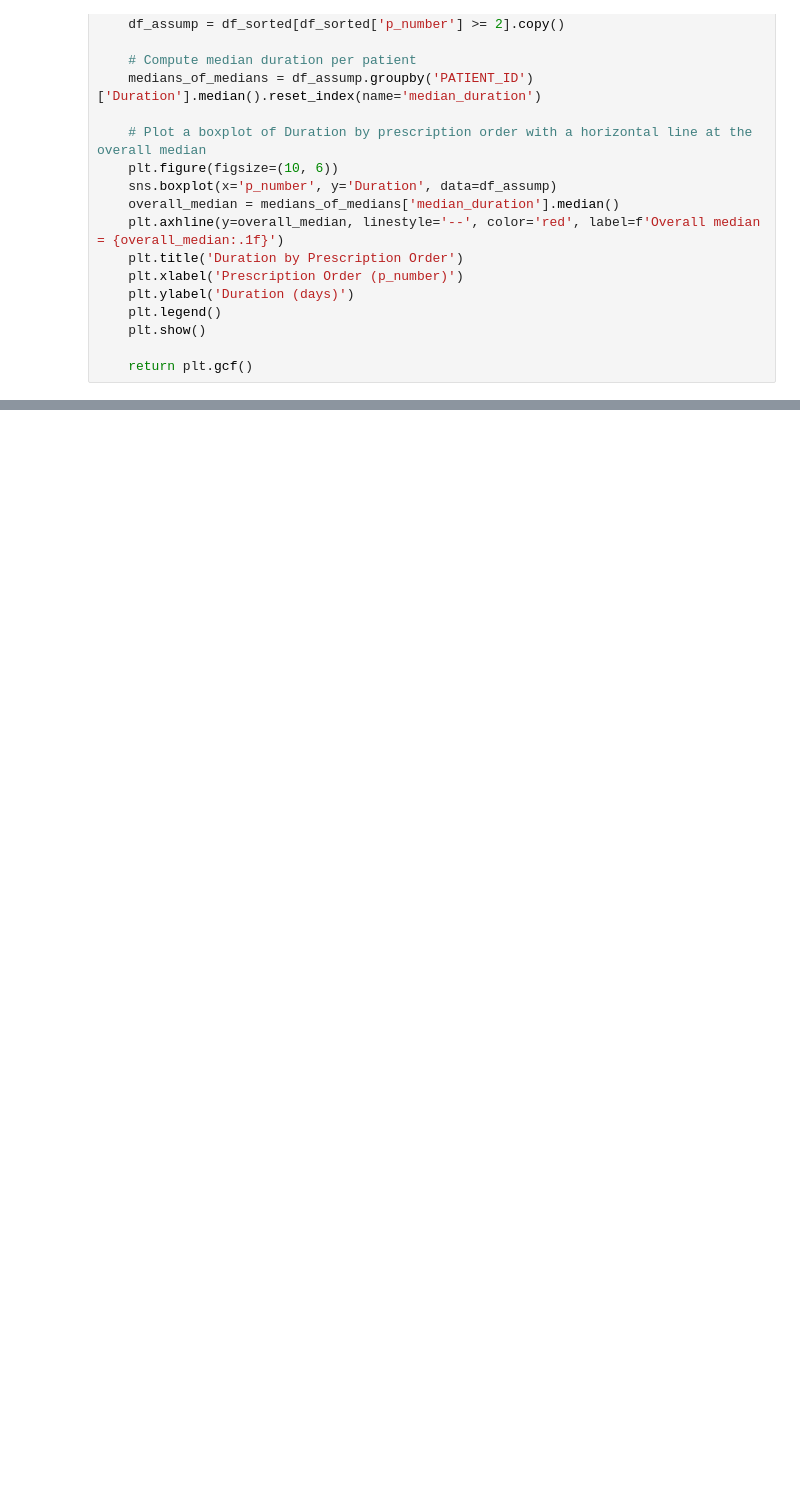
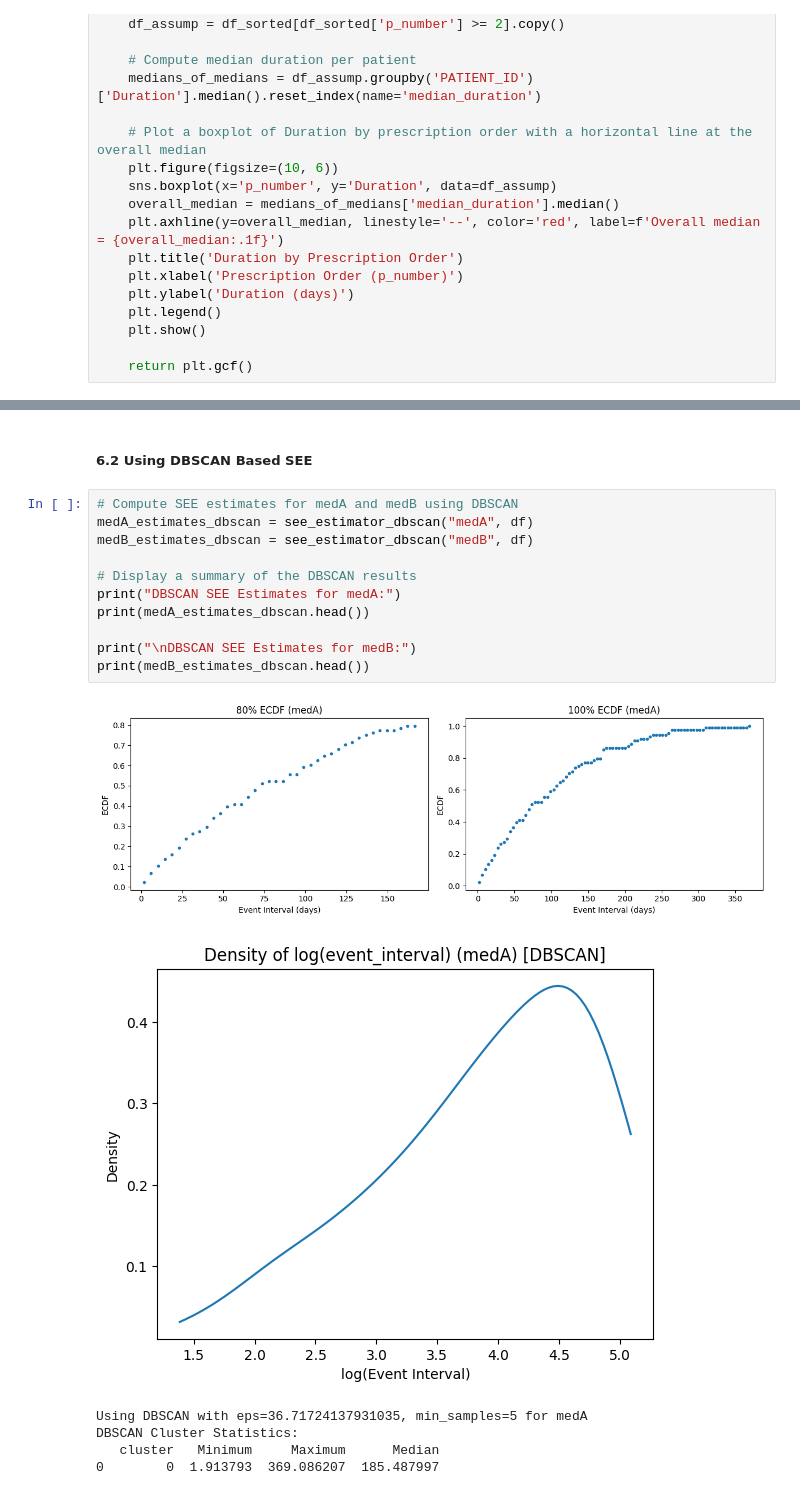
Before and after one commit to Ariisss/SEE_PY, a Jupyter notebook: SEE_MAIN.ipynb, the cells around one changed output, grey strips where cells are left out. Drawn from its saved outputs; the diff is of its cells as text; blank space fills up the shorter version.

```diff
--- a/SEE_MAIN.ipynb
+++ b/SEE_MAIN.ipynb
@@ -222,0 +361,20 @@ fig = see_assumption(df)
+# %% [markdown]
+##### 6.2 Using DBSCAN Based SEE
+# %%
+# Compute SEE estimates for medA and medB using DBSCAN
+medA_estimates_dbscan = see_estimator_dbscan("medA", df)
+medB_estimates_dbscan = see_estimator_dbscan("medB", df)
+
+# Display a summary of the DBSCAN results
+print("DBSCAN SEE Estimates for medA:")
+print(medA_estimates_dbscan.head())
+
+print("\nDBSCAN SEE Estimates for medB:")
+print(medB_estimates_dbscan.head())
+# %% [output]
+[figure, added]
+[figure, added]
+Using DBSCAN with eps=36.71724137931035, min_samples=5 for medA
+DBSCAN Cluster Statistics:
+   cluster   Minimum     Maximum      Median
+0        0  1.913793  369.086207  185.487997
```
Also changed, not shown: parts of 23 cells of this notebook.
